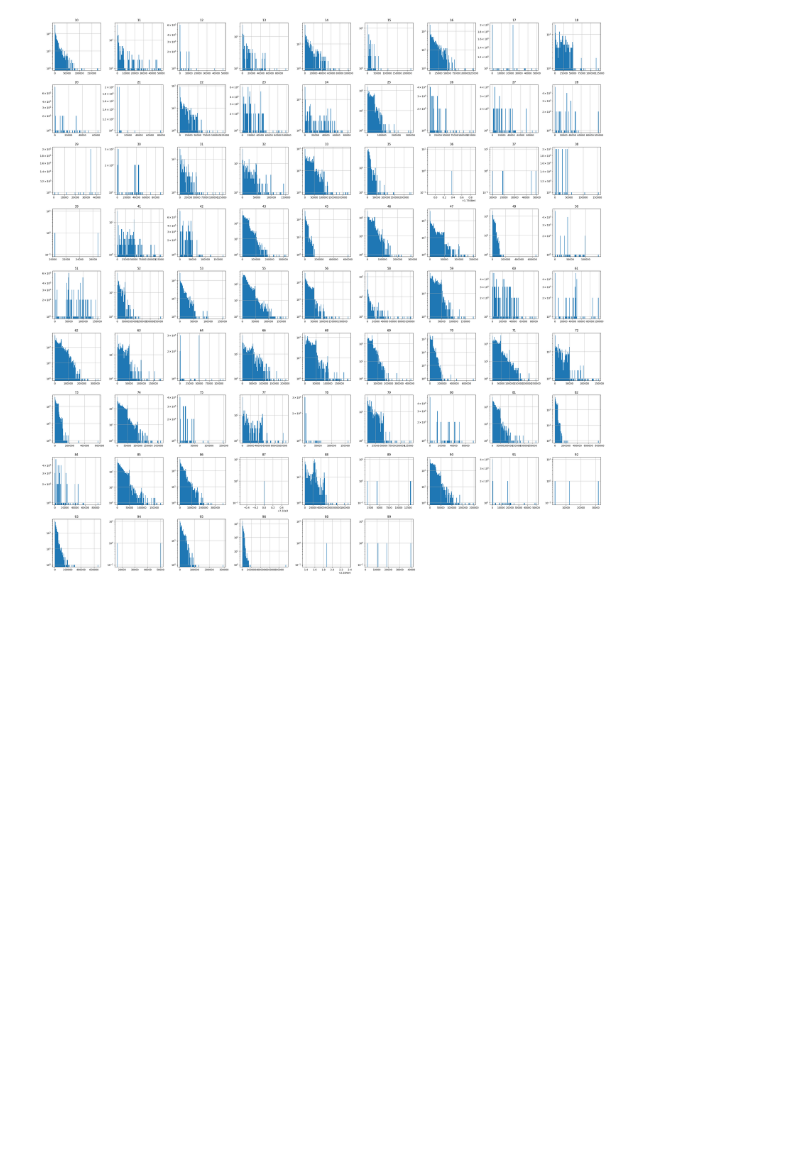
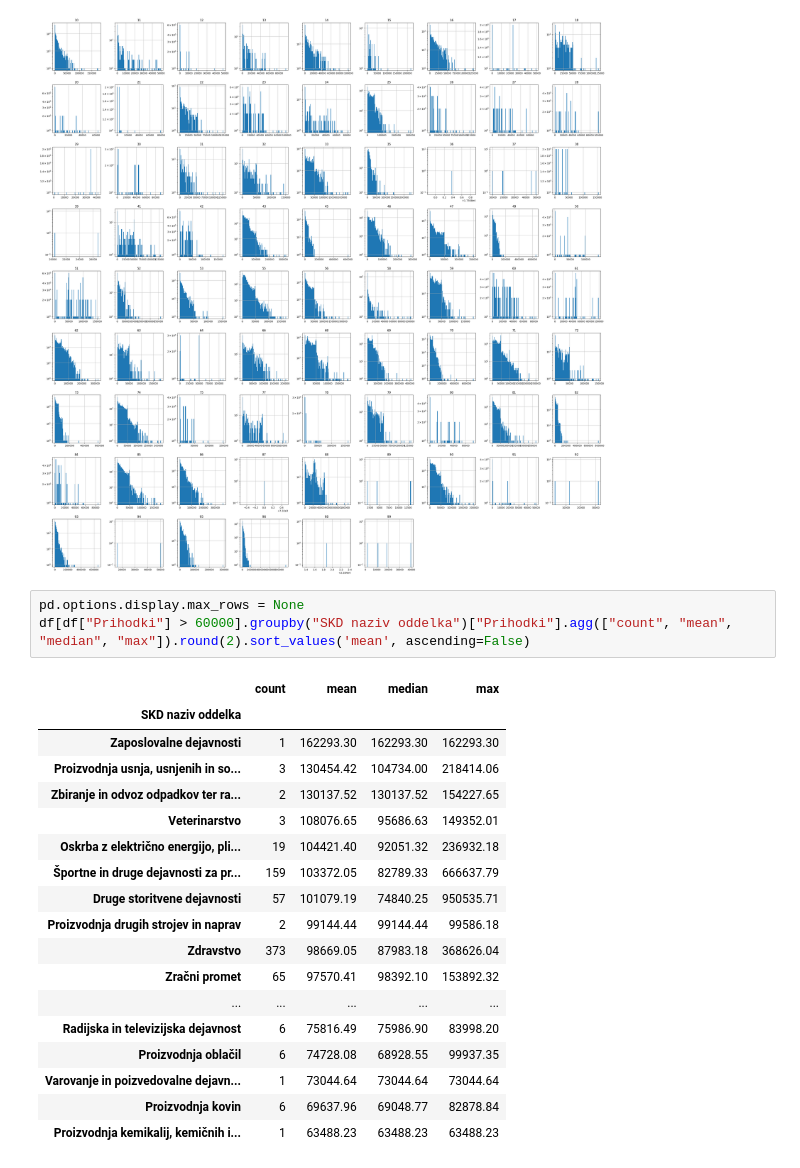
Before and after one commit to overlordtm/normiranci, a Jupyter notebook: normiranci.ipynb, the cells around one changed output. Cells and saved outputs as stored; diff of their text form; blank space fills up the shorter version.

```diff
--- a/normiranci.ipynb
+++ b/normiranci.ipynb
@@ -93,3 +93,25 @@ array([[<Axes: title={'center': '10'}>, <Axes: title={'center': '11'}>,
         <Axes: title={'center': '98'}>, <Axes: title={'center': '99'}>,
         <Axes: >, <Axes: >, <Axes: >]], dtype=object)
 [figure]
+# %%
+pd.options.display.max_rows = None
+df[df["Prihodki"] > 60000].groupby("SKD naziv oddelka")["Prihodki"].agg(["count", "mean", "median", "max"]).round(2).sort_values('mean', ascending=False)
+# %% [output]
+|  | count | mean | median | max |
+| SKD naziv oddelka |  |  |  |  |
+| Zaposlovalne dejavnosti | 1 | 162293.30 | 162293.30 | 162293.30 |
+| Proizvodnja usnja, usnjenih in so... | 3 | 130454.42 | 104734.00 | 218414.06 |
+| Zbiranje in odvoz odpadkov ter ra... | 2 | 130137.52 | 130137.52 | 154227.65 |
+| Veterinarstvo | 3 | 108076.65 | 95686.63 | 149352.01 |
+| Oskrba z električno energijo, pli... | 19 | 104421.40 | 92051.32 | 236932.18 |
+| Športne in druge dejavnosti za pr... | 159 | 103372.05 | 82789.33 | 666637.79 |
+| Druge storitvene dejavnosti | 57 | 101079.19 | 74840.25 | 950535.71 |
+| Proizvodnja drugih strojev in naprav | 2 | 99144.44 | 99144.44 | 99586.18 |
+| Zdravstvo | 373 | 98669.05 | 87983.18 | 368626.04 |
+| Zračni promet | 65 | 97570.41 | 98392.10 | 153892.32 |
+| ... | ... | ... | ... | ... |
+| Radijska in televizijska dejavnost | 6 | 75816.49 | 75986.90 | 83998.20 |
+| Proizvodnja oblačil | 6 | 74728.08 | 68928.55 | 99937.35 |
+| Varovanje in poizvedovalne dejavn... | 1 | 73044.64 | 73044.64 | 73044.64 |
+| Proizvodnja kovin | 6 | 69637.96 | 69048.77 | 82878.84 |
+| Proizvodnja kemikalij, kemičnih i... | 1 | 63488.23 | 63488.23 | 63488.23 |
```
Also changed, not shown: parts of 1 cell of this notebook.
